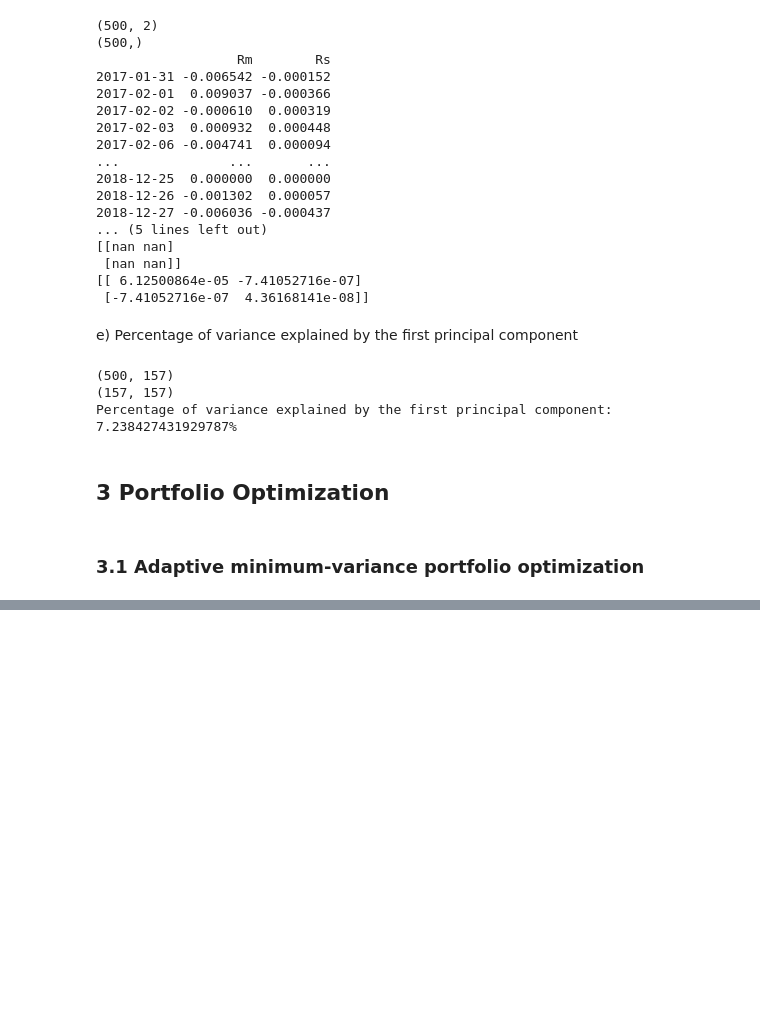
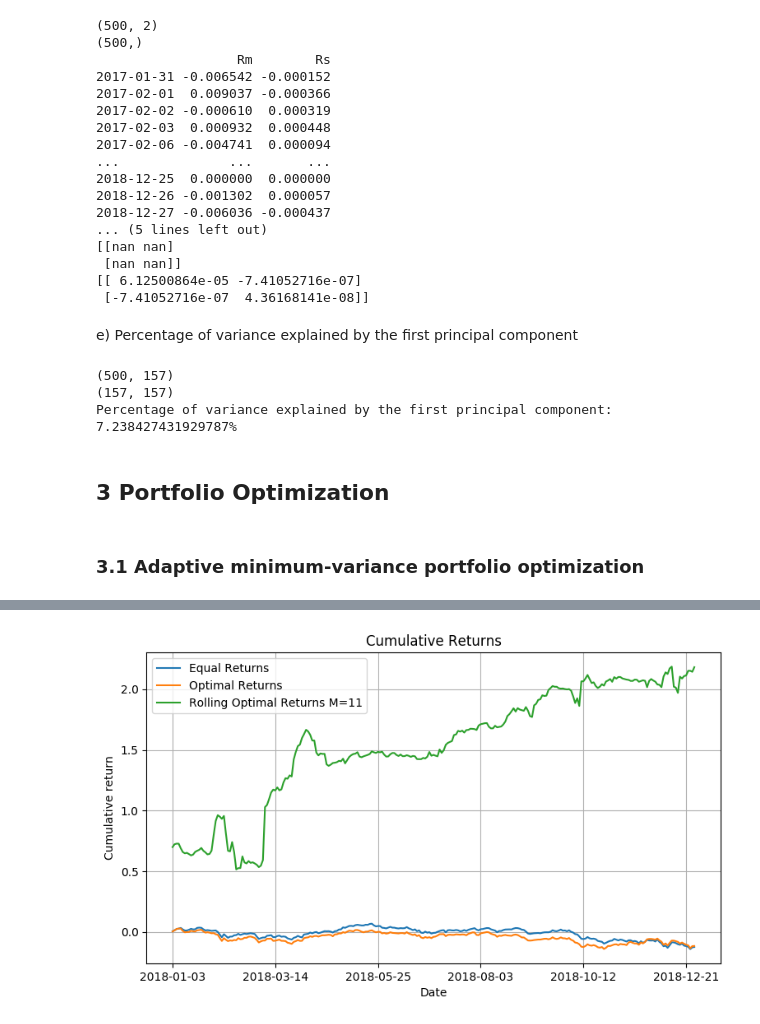
Before and after one commit to Omar-Muttawa/FSP, a Jupyter notebook: code/FSP_Coursework.ipynb, the cells around one changed output, grey strips where cells are left out. Cells and saved outputs as stored; diff of their text form; code cells hidden in the pictures; blank space fills up the shorter version.

```diff
--- a/code/FSP_Coursework.ipynb
+++ b/code/FSP_Coursework.ipynb
@@ -847,0 +991,13 @@ Substituting this result back into
+# %%
+# rolling_optimal_returns = (data[M+1:]*weights).sum(axis=1)
+rolling_optimal_returns = pd.DataFrame(index=data.index[M:],columns=data.columns)
+i=M
+for day in data.index[M:]:
+#     print(day)
+#     print(weights.loc[data.index[i-1]])
+#     print(data.loc[day,:])
+#     print("Weights day: {} Returns day: {}".format(data.index[i-1],day))
+    rolling_optimal_returns.loc[day,:]=weights.loc[data.index[i-1]]*data.loc[day,:]
+    i+=1
+rolling_optimal_returns_sum=rolling_optimal_returns.sum(axis=1)
+# data[M:]*weights)
@@ -847,0 +1016,15 @@ Substituting this result back into
+# %%
+plt.figure(dpi=100, figsize=(9,5))
+equal_returns.cumsum().plot(label="Equal Returns")
+optimal_returns.cumsum().plot(label="Optimal Returns")
+rolling_optimal_returns_sum.cumsum()[256-M:].plot(label="Rolling Optimal Returns M={}".format(M))
+plt.title('Cumulative Returns')
+plt.xlabel('Date')
+plt.ylabel('Cumulative return')
+plt.grid()
+plt.legend()
+# plt.xticks([equal_returns.index[i] for i in np.linspace(0,len(equal_returns.index)-1, 10).astype(int)],rotation=45)
+# plt.tight_layout()
+plt.show()
+# %% [output]
+[figure, added]
```
Also changed, not shown: parts of 19 cells of this notebook, 4 other files.
